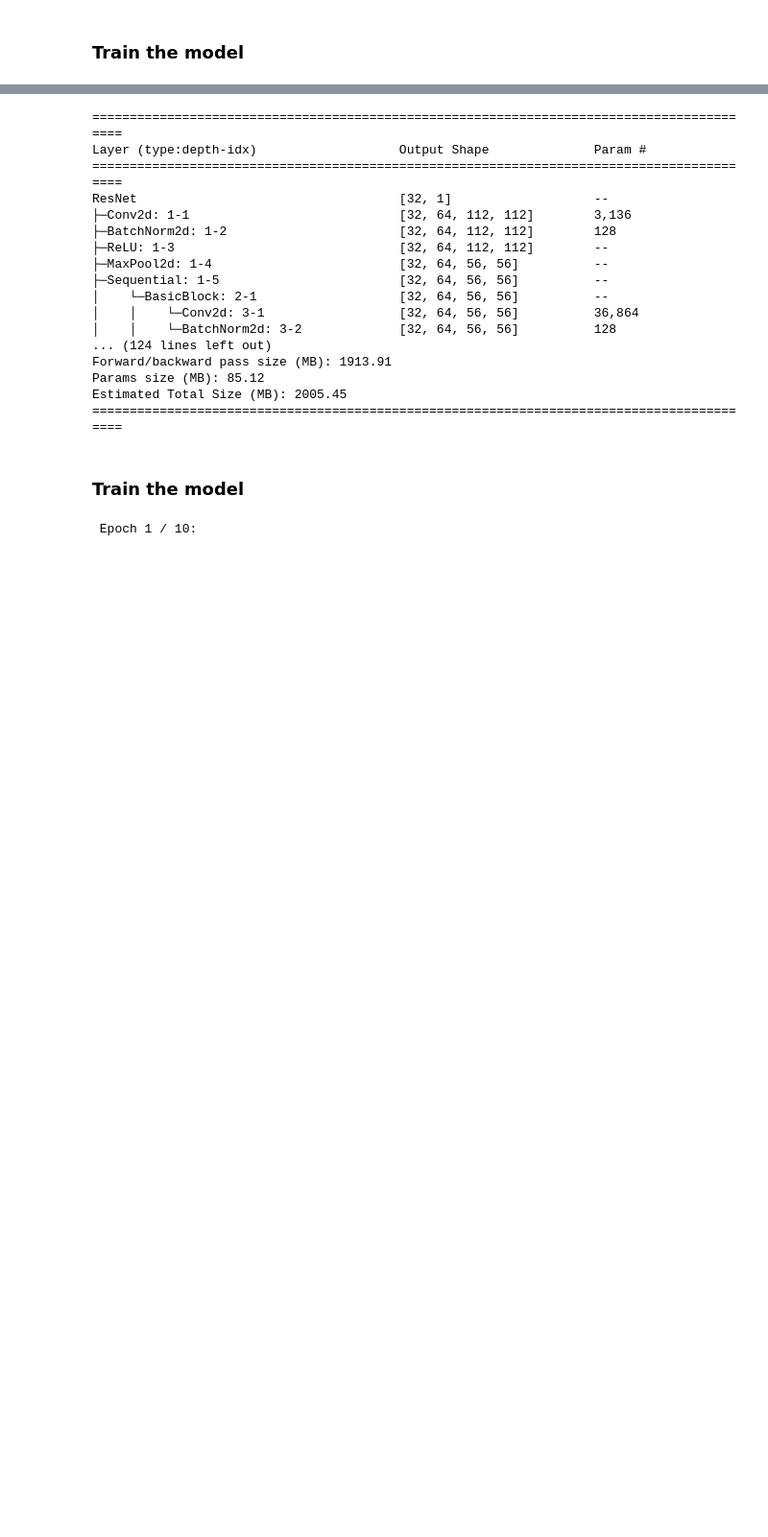
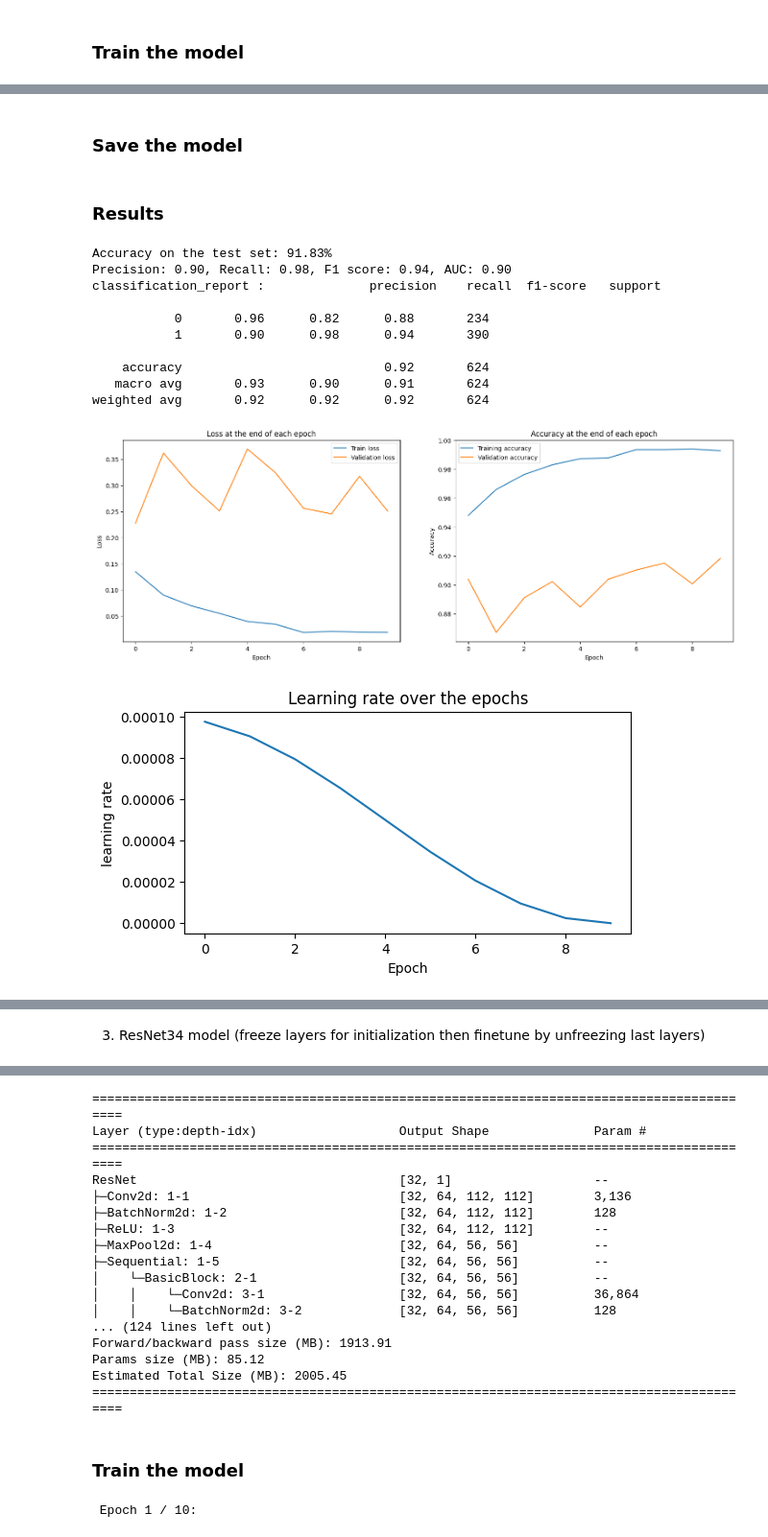
Before and after one commit to skorteland/chest-xray-pneumonia-classification-kaggle, a Jupyter notebook: notebooks/06_resnet.ipynb, the cells around one changed output, grey strips where cells are left out. Shown at 96% size. Drawn from its saved outputs; the diff is of its cells as text; code cells hidden in the pictures; blank space fills up the shorter version.

```diff
--- a/notebooks/06_resnet.ipynb
+++ b/notebooks/06_resnet.ipynb
@@ -213,15 +221,17 @@ let's also try to train all the layers of the pre-trained ResNet18 model on our
 ### Model setup
 # %%
+learning_rate = 1e-4 # good starting point for fine-tuning pretrained models
+
 model_resnet18_full = resnet.get_resnet18(pretrained=True, grayscale=True, freeze= False).to(device)
 
 # loss function
 loss_function = torch.nn.BCEWithLogitsLoss()
 
 #optimizer with weightdecay
-optimizer = torch.optim.Adam(model_resnet18_full.parameters(), lr=learning_rate,weight_decay=1e-5)
+optimizer = torch.optim.AdamW(model_resnet18_full.parameters(), lr=learning_rate,weight_decay=1e-4)
 
 # learning rate scheduler
-scheduler = torch.optim.lr_scheduler.CosineAnnealingLR(optimizer, T_max=epochs,eta_min=1e-6)
+scheduler = torch.optim.lr_scheduler.CosineAnnealingLR(optimizer, T_max=epochs)
 
 # print the model summary
 summary(model_resnet18_full,input_size=[batch_size,n_channels,img_size,img_size])
@@ -228,2 +256,4 @@ summary(model_resnet18_full,input_size=[batch_size,n_channels,img_size,img_size]
 # %% [markdown]
 ### Train the model
+# %%
+metrics_history_rn18_full = train_model(model_resnet18_full,train_dataloader,test_dataloader,optimizer, loss_function,device,epochs=epochs,scheduler=scheduler)
@@ -229,0 +290,2 @@ summary(model_resnet18_full,input_size=[batch_size,n_channels,img_size,img_size]
+# %% [markdown]
+### Save the model
@@ -229,0 +294,31 @@ summary(model_resnet18_full,input_size=[batch_size,n_channels,img_size,img_size]
+# %% [markdown]
+### Results
+# %%
+plot_learningcurve(metrics_history_rn18_full)
+
+plot_learningrate(metrics_history_rn18_full['lrs'])
+
+eval_metrics_rn18_full = evaluate_model(model_resnet18_full, test_dataloader, loss_function, device="cpu")
+
+print(f"Accuracy on the test set: {eval_metrics_rn18_full['accuracy']:.2%}")
+
+print(f"Precision: {eval_metrics_rn18_full['precision']:.2f}, Recall: {eval_metrics_rn18_full['recall']:.2f}, F1 score: {eval_metrics_rn18_full['f1']:.2f}, AUC: {eval_metrics_rn18_full['auc']:.2f}")
+
+print(f'classification_report :{eval_metrics_rn18_full['classification report']}')
+
+
+# Calculate the confusion matrix using the true labels and predicision for the complete test set
+plot_confusionmatrix(eval_metrics_rn18_full['confusion matrix'])
+# %% [output]
+Accuracy on the test set: 91.83%
+Precision: 0.90, Recall: 0.98, F1 score: 0.94, AUC: 0.90
+classification_report :              precision    recall  f1-score   support
+
+           0       0.96      0.82      0.88       234
+           1       0.90      0.98      0.94       390
+
+    accuracy                           0.92       624
+   macro avg       0.93      0.90      0.91       624
+weighted avg       0.92      0.92      0.92       624
+[figure, added]
+[figure, added]
@@ -230 +326,3 @@ summary(model_resnet18_full,input_size=[batch_size,n_channels,img_size,img_size]
+# %% [markdown]
+3. ResNet34 model (freeze layers for initialization then finetune by unfreezing last layers)
 # %% [markdown]
```
Also changed, not shown: parts of 17 cells of this notebook.
